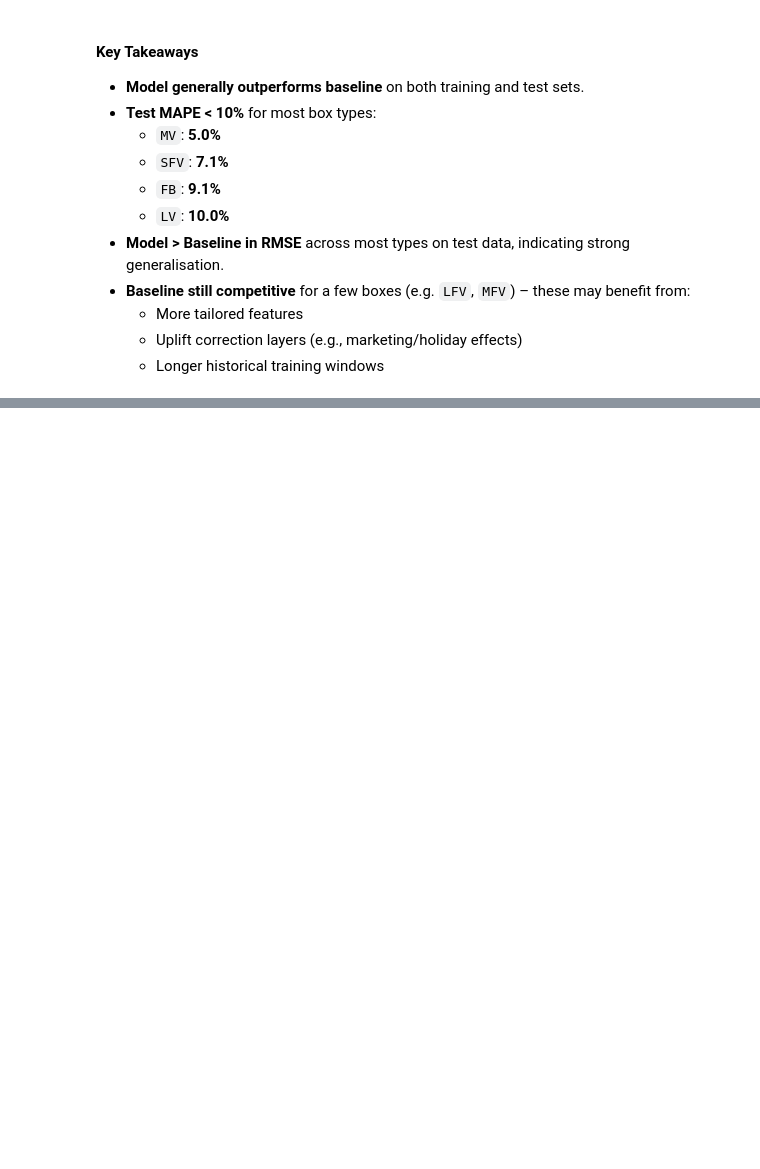
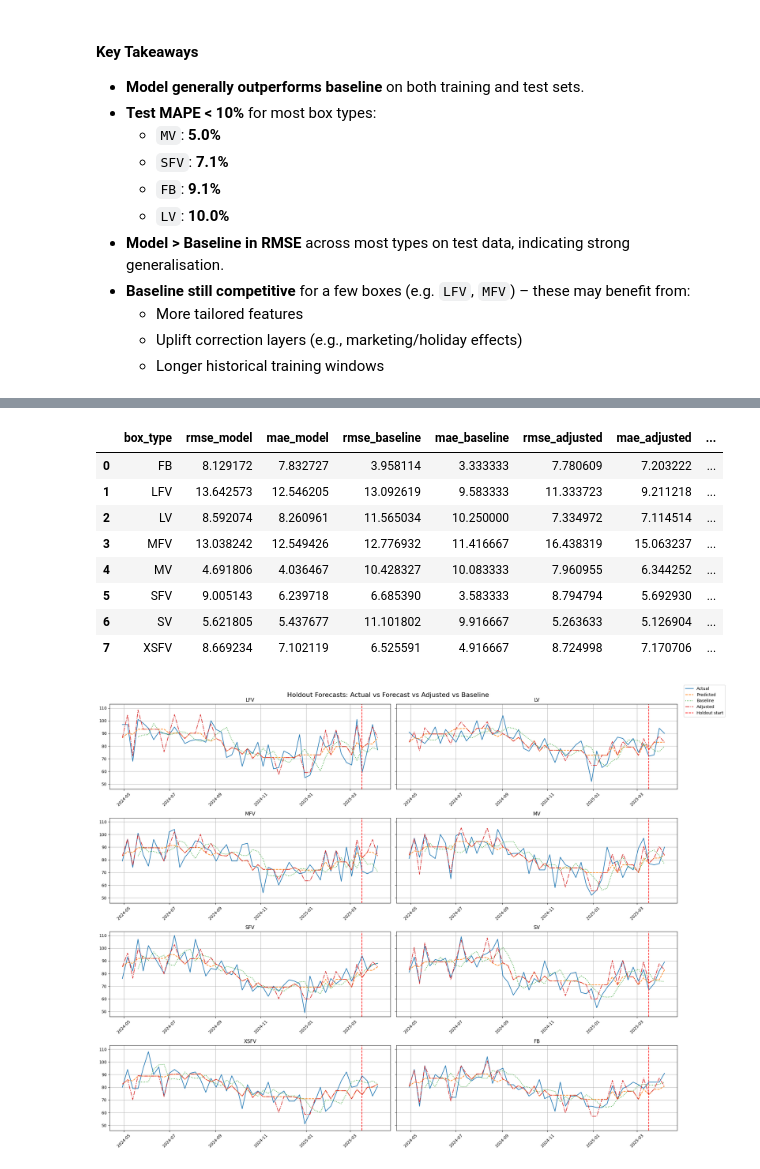
Before and after one commit to TheNerdyCat/ml-oddbox-forecasting, a Jupyter notebook: notebooks/02_model_dev.ipynb, the cells around one changed output, grey strips where cells are left out. Drawn from its saved outputs; the diff is of its cells as text; code cells hidden in the pictures; blank space fills up the shorter version.

Commit message:
final model dev work

```diff
--- a/notebooks/02_model_dev.ipynb
+++ b/notebooks/02_model_dev.ipynb
@@ -457,0 +527,56 @@ plt.show()
+# %%
+# Compute Metrics
+df_holdout = df_preds_all[df_preds_all["week"].isin(holdout_weeks)].copy()
+
+adjusted_metrics = (
+    df_holdout.groupby("box_type")
+    .agg(
+        rmse_model=("squared_error", lambda x: np.sqrt(np.mean(x))),
+        mae_model=("abs_error", "mean"),
+        rmse_baseline=("baseline_squared_error", lambda x: np.sqrt(np.mean(x))),
+        mae_baseline=("baseline_abs_error", "mean"),
+        rmse_adjusted=("adjusted_squared_error", lambda x: np.sqrt(np.mean(x))),
+        mae_adjusted=("adjusted_abs_error", "mean"),
+        mean_actual=("box_orders", "mean")
+    )
+    .assign(
+        mape_model=lambda d: 100 * d["mae_model"] / d["mean_actual"],
+        mape_adjusted=lambda d: 100 * d["mae_adjusted"] / d["mean_actual"]
+    )
+    .reset_index()
+)
+
+display(adjusted_metrics.sort_values("box_type"))
+
+fig, axes = plt.subplots(4, 2, figsize=(20, 16), sharey=True)
+axes = axes.flatten()
+
+for i, box in enumerate(config.BOX_TYPES):
+    df_box = df_preds_all[df_preds_all["box_type"] == box]
+    ax = axes[i]
+    ax.plot(df_box["week"], df_box["box_orders"], label="Actual")
+    ax.plot(df_box["week"], df_box["predicted_box_orders"], label="Predicted", linestyle="--")
+    ax.plot(df_box["week"], df_box["rolling_baseline"], label="Baseline", linestyle=":")
+    ax.plot(df_box["week"], df_box["adjusted_prediction"], label="Adjusted",  linestyle="-.")
+
+    ax.axvline(holdout_weeks.min(), color="red", linestyle="--", label="Holdout start" if i == 0 else None)
+    ax.set_title(box)
+    ax.tick_params(axis="x", rotation=45)
+    ax.grid(True)
+
+fig.suptitle("Holdout Forecasts: Actual vs Forecast vs Adjusted vs Baseline", fontsize=16)
+handles, labels = axes[0].get_legend_handles_labels()
+fig.legend(handles, labels, loc="upper left", bbox_to_anchor=(1, 1))
+plt.tight_layout()
+plt.show()
+# %% [output]
+|  | box_type | rmse_model | mae_model | rmse_baseline | mae_baseline | rmse_adjusted | mae_adjusted | ... |
+| 0 | FB | 8.129172 | 7.832727 | 3.958114 | 3.333333 | 7.780609 | 7.203222 | ... |
+| 1 | LFV | 13.642573 | 12.546205 | 13.092619 | 9.583333 | 11.333723 | 9.211218 | ... |
+| 2 | LV | 8.592074 | 8.260961 | 11.565034 | 10.250000 | 7.334972 | 7.114514 | ... |
+| 3 | MFV | 13.038242 | 12.549426 | 12.776932 | 11.416667 | 16.438319 | 15.063237 | ... |
+| 4 | MV | 4.691806 | 4.036467 | 10.428327 | 10.083333 | 7.960955 | 6.344252 | ... |
+| 5 | SFV | 9.005143 | 6.239718 | 6.685390 | 3.583333 | 8.794794 | 5.692930 | ... |
+| 6 | SV | 5.621805 | 5.437677 | 11.101802 | 9.916667 | 5.263633 | 5.126904 | ... |
+| 7 | XSFV | 8.669234 | 7.102119 | 6.525591 | 4.916667 | 8.724998 | 7.170706 | ... |
+[figure, added]
```
Also changed, not shown: parts of 7 cells of this notebook.
